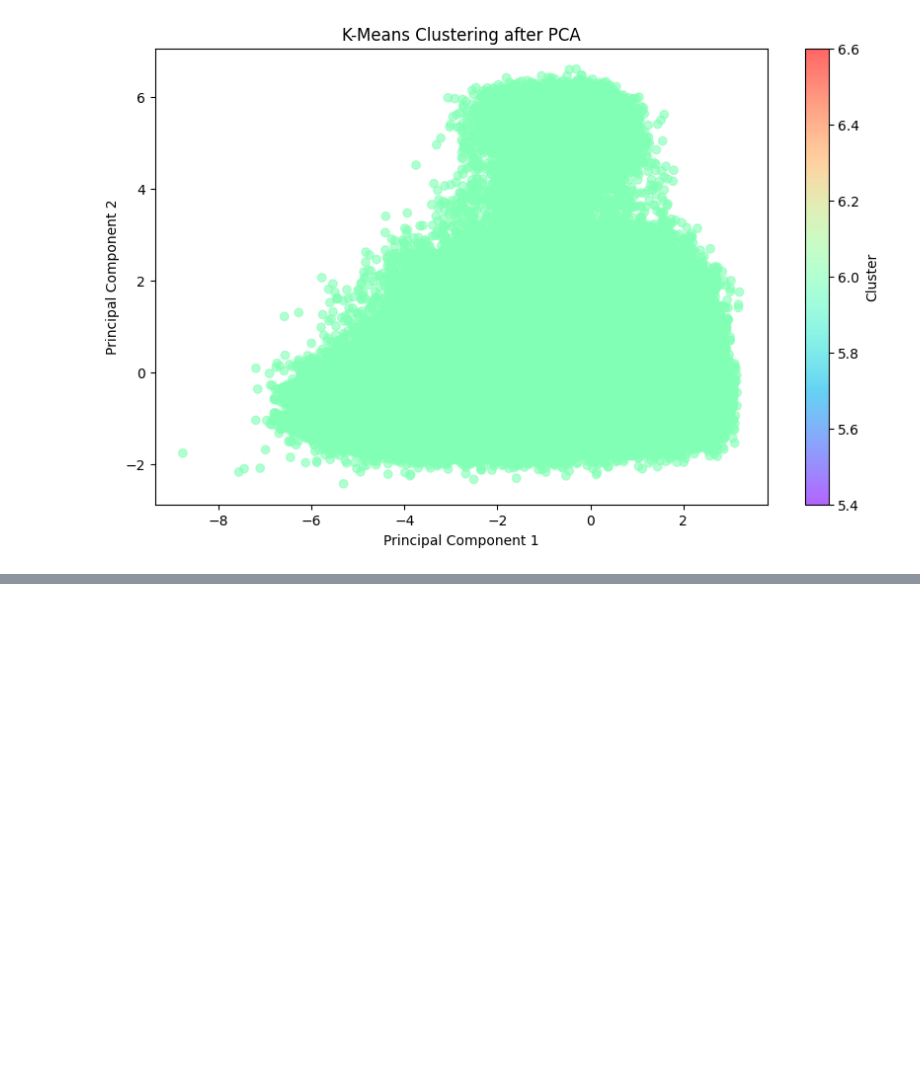
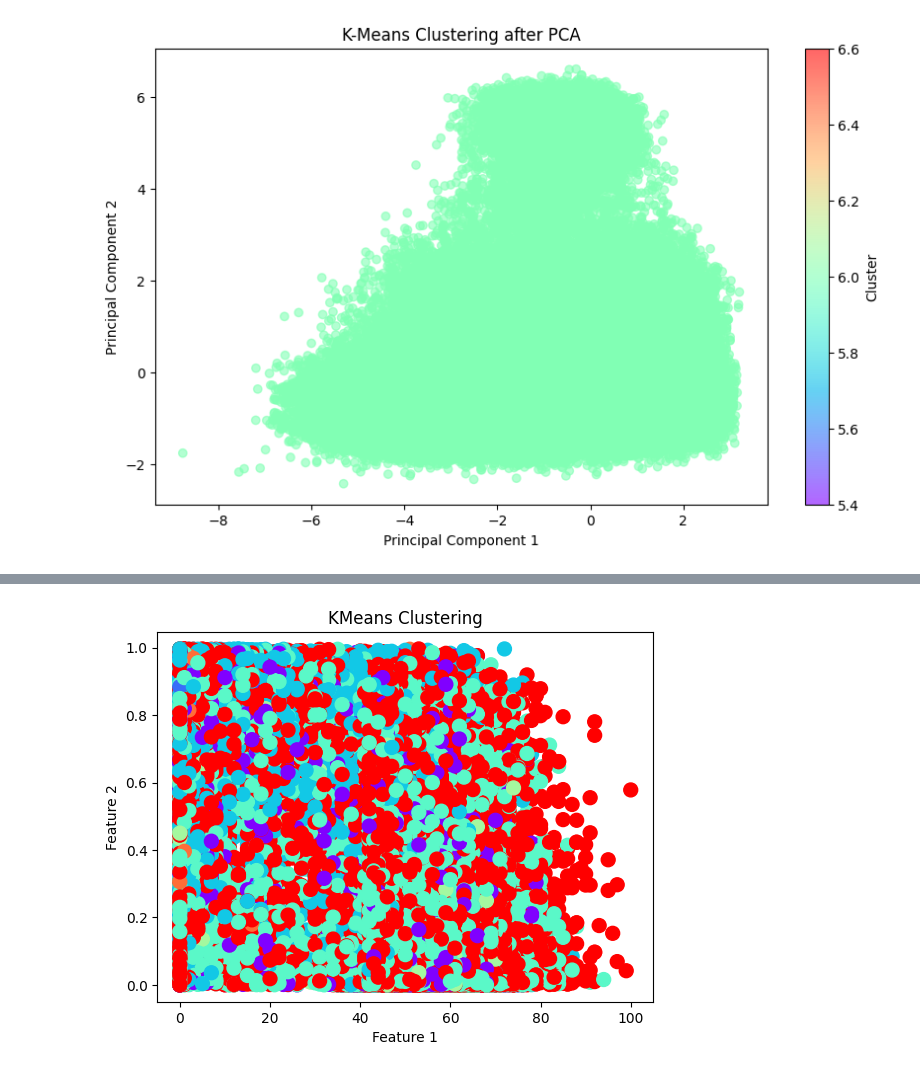
Before and after one commit to DoyleAaron/Data-Science-Year-4, a Jupyter notebook: Spotify/Music-Genre-Predictor.ipynb, the cells around one changed output, grey strips where cells are left out. Cells and saved outputs as stored; diff of their text form; code cells hidden in the pictures; blank space fills up the shorter version.

```diff
--- a/Spotify/Music-Genre-Predictor.ipynb
+++ b/Spotify/Music-Genre-Predictor.ipynb
@@ -151,0 +166,7 @@ plt.show()
+# %%
+unique_genres = ds['genre'].unique()
+sample_genres = unique_genres[:6]
+
+sample_ds = ds[ds['genre'].isin(sample_genres)]
+
+print(sample_ds.head())
@@ -151,0 +194,7 @@ plt.show()
+# %%
+Sample_X = sample_ds[['popularity', 'acousticness', 'danceability', 'duration_ms', 'energy',
+        'instrumentalness', 'Key_encoded', 'liveness', 'loudness', 'Mode_encoded',
+        'speechiness', 'tempo', 'valence', 'genre_encoded']]
+
+scaler = StandardScaler()
+Sample_X_Scaled = scaler.fit_transform(X)  # Standardize features
@@ -151,0 +219,16 @@ plt.show()
+# %%
+# Convert DataFrame to NumPy array
+Sample_X_np = Sample_X.to_numpy() # This line was added by chatGPT to convert the dataframe to a numpy array as I was having issues figuring out why it wouldn't plot - AD
+
+est = KMeans(n_clusters=8, random_state=42)
+est.fit(X_np)
+
+y_kmeans = est.predict(Sample_X_np)
+
+plt.scatter(Sample_X_np[:, 0], Sample_X_np[:, 1], c=y_kmeans, s=100, cmap='rainbow')
+plt.xlabel("Feature 1")
+plt.ylabel("Feature 2")
+plt.title("KMeans Clustering")
+plt.show()
+# %% [output]
+[figure, added]
```
Also changed, not shown: parts of 6 cells of this notebook, 3 other files.
